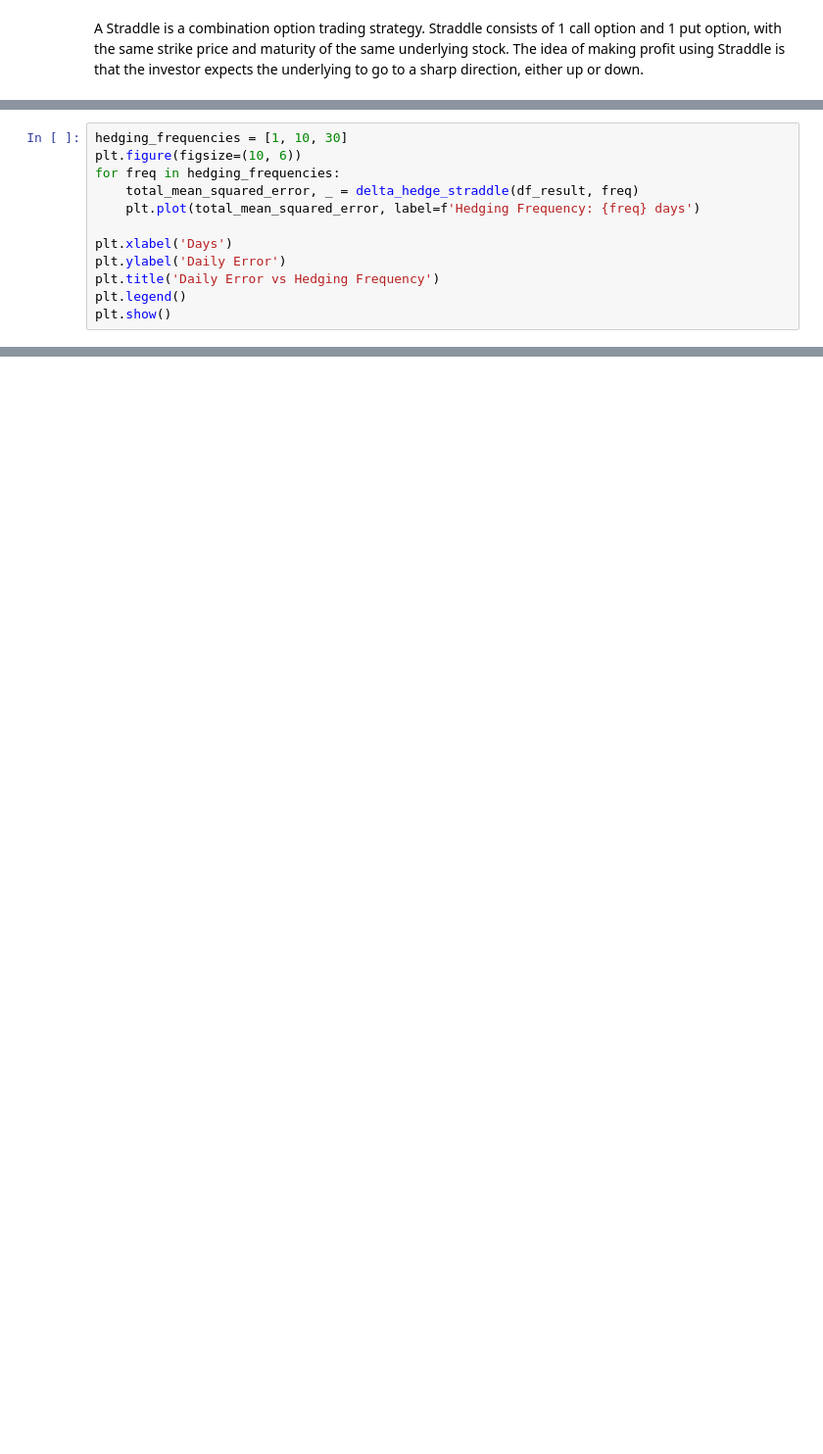
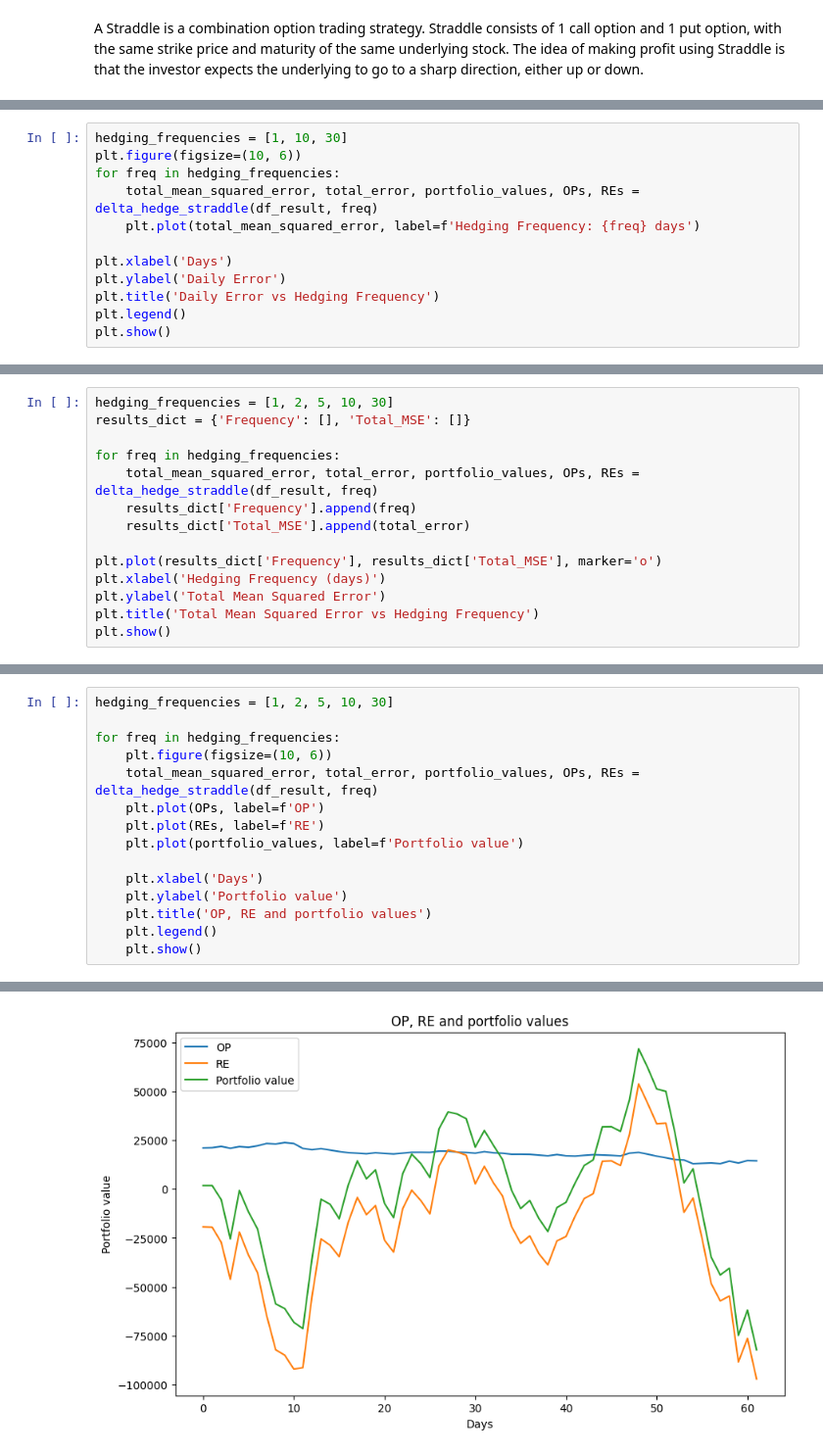
Before and after one commit to AlluSu/hedging-simulation, a Jupyter notebook: code/delta-hedging.ipynb, the cells around one changed output, grey strips where cells are left out. Shown at 98% size. Drawn from its saved outputs; the diff is of its cells as text; blank space fills up the shorter version.

```diff
--- a/code/delta-hedging.ipynb
+++ b/code/delta-hedging.ipynb
@@ -380,7 +475,7 @@ def delta_hedge_straddle(option_prices, freq):
 hedging_frequencies = [1, 10, 30]
 plt.figure(figsize=(10, 6))
 for freq in hedging_frequencies:
-    total_mean_squared_error, _ = delta_hedge_straddle(df_result, freq)
+    total_mean_squared_error, total_error, portfolio_values, OPs, REs = delta_hedge_straddle(df_result, freq)
     plt.plot(total_mean_squared_error, label=f'Hedging Frequency: {freq} days')
 
 plt.xlabel('Days')
@@ -409 +504,15 @@ The total mean squared error is :  266509.6714749044
 [figure]
+# %%
+hedging_frequencies = [1, 2, 5, 10, 30]
+results_dict = {'Frequency': [], 'Total_MSE': []}
+
+for freq in hedging_frequencies:
+    total_mean_squared_error, total_error, portfolio_values, OPs, REs = delta_hedge_straddle(df_result, freq)
+    results_dict['Frequency'].append(freq)
+    results_dict['Total_MSE'].append(total_error)
+
+plt.plot(results_dict['Frequency'], results_dict['Total_MSE'], marker='o')
+plt.xlabel('Hedging Frequency (days)')
+plt.ylabel('Total Mean Squared Error')
+plt.title('Total Mean Squared Error vs Hedging Frequency')
+plt.show()
@@ -409,0 +538,16 @@ The total mean squared error is :  266509.6714749044
+# %%
+hedging_frequencies = [1, 2, 5, 10, 30]
+
+for freq in hedging_frequencies:
+    plt.figure(figsize=(10, 6))
+    total_mean_squared_error, total_error, portfolio_values, OPs, REs = delta_hedge_straddle(df_result, freq)
+    plt.plot(OPs, label=f'OP')
+    plt.plot(REs, label=f'RE')
+    plt.plot(portfolio_values, label=f'Portfolio value')
+
+    plt.xlabel('Days')
+    plt.ylabel('Portfolio value')
+    plt.title('OP, RE and portfolio values')
+    plt.legend()
+    plt.show()
+# %% [output]
@@ -409,0 +571 @@ The total mean squared error is :  266509.6714749044
+[figure, added]
```
Also changed, not shown: parts of 22 cells of this notebook, 2 other files.
